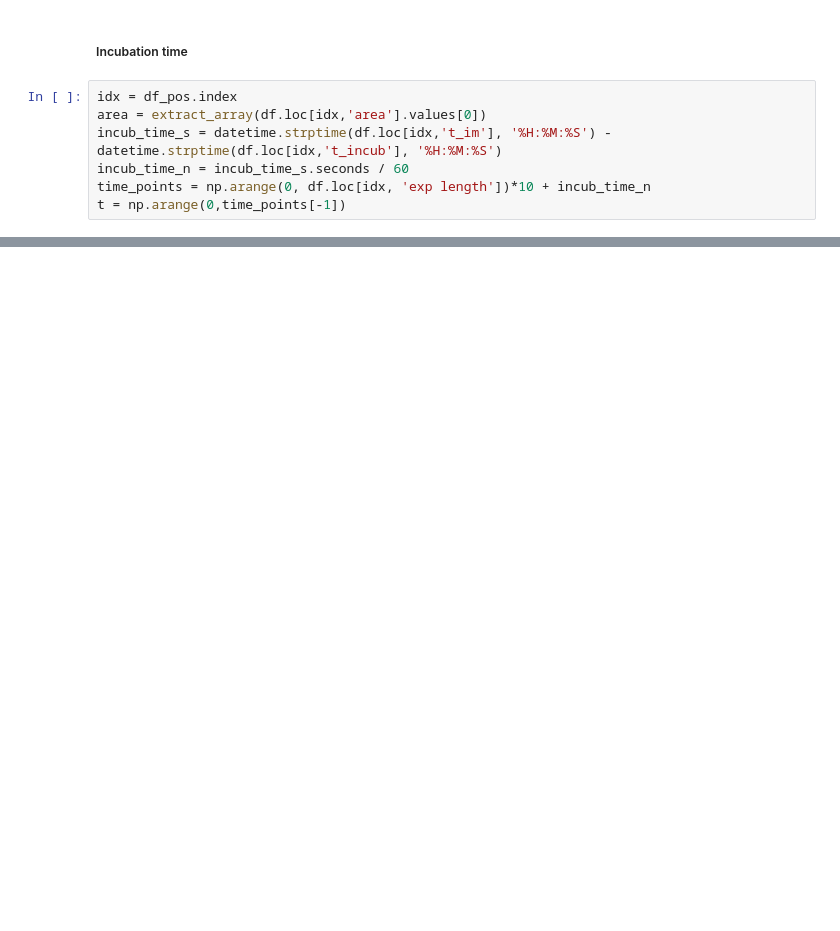
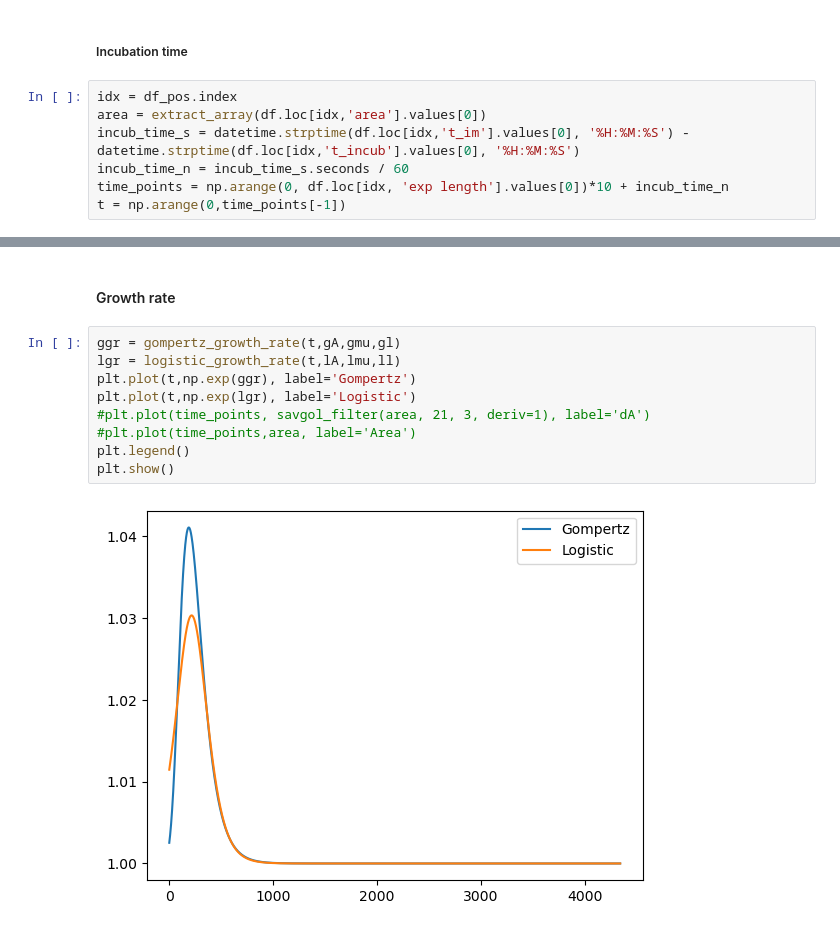
Before and after one commit to RudgeLab/popdyn, a Jupyter notebook: Notebooks/Colony growth.ipynb, the cells around one changed output, grey strips where cells are left out. Drawn from its saved outputs; the diff is of its cells as text; blank space fills up the shorter version.

```diff
--- a/Notebooks/Colony growth.ipynb
+++ b/Notebooks/Colony growth.ipynb
@@ -100,7 +99,7 @@ ll = lparams['lambda']
 # %%
 idx = df_pos.index
 area = extract_array(df.loc[idx,'area'].values[0])
-incub_time_s = datetime.strptime(df.loc[idx,'t_im'], '%H:%M:%S') - datetime.strptime(df.loc[idx,'t_incub'], '%H:%M:%S')
+incub_time_s = datetime.strptime(df.loc[idx,'t_im'].values[0], '%H:%M:%S') - datetime.strptime(df.loc[idx,'t_incub'].values[0], '%H:%M:%S')
 incub_time_n = incub_time_s.seconds / 60
-time_points = np.arange(0, df.loc[idx, 'exp length'])*10 + incub_time_n
+time_points = np.arange(0, df.loc[idx, 'exp length'].values[0])*10 + incub_time_n
 t = np.arange(0,time_points[-1])
@@ -125,3 +113,16 @@ plt.legend()
 plt.show()
 # %% [output]
 [figure]
+# %% [markdown]
+#### Growth rate
+# %%
+ggr = gompertz_growth_rate(t,gA,gmu,gl)
+lgr = logistic_growth_rate(t,lA,lmu,ll)
+plt.plot(t,np.exp(ggr), label='Gompertz')
+plt.plot(t,np.exp(lgr), label='Logistic')
+#plt.plot(time_points, savgol_filter(area, 21, 3, deriv=1), label='dA')
+#plt.plot(time_points,area, label='Area')
+plt.legend()
+plt.show()
+# %% [output]
+[figure, added]
```
Also changed, not shown: parts of 8 cells of this notebook, 8 other files.
